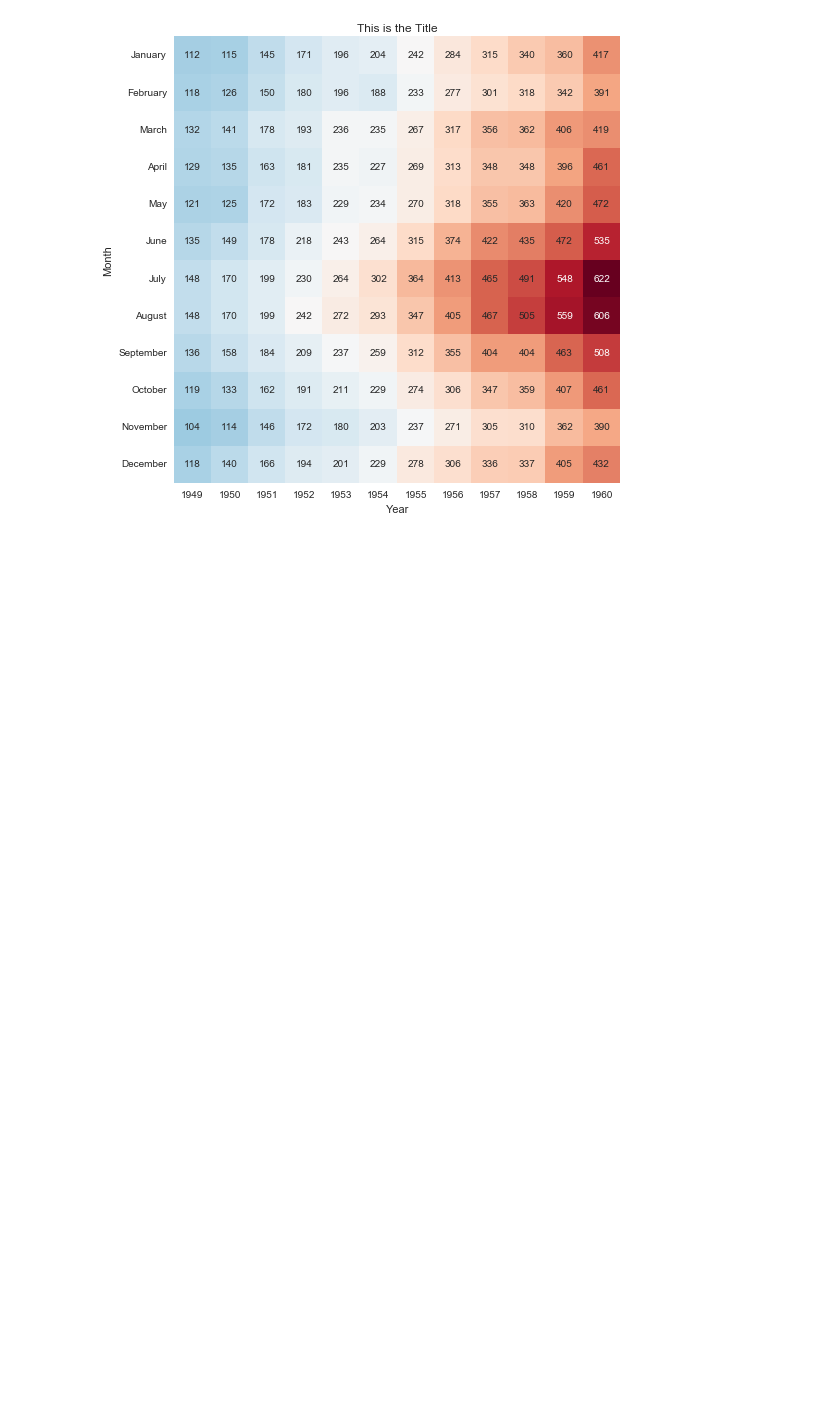
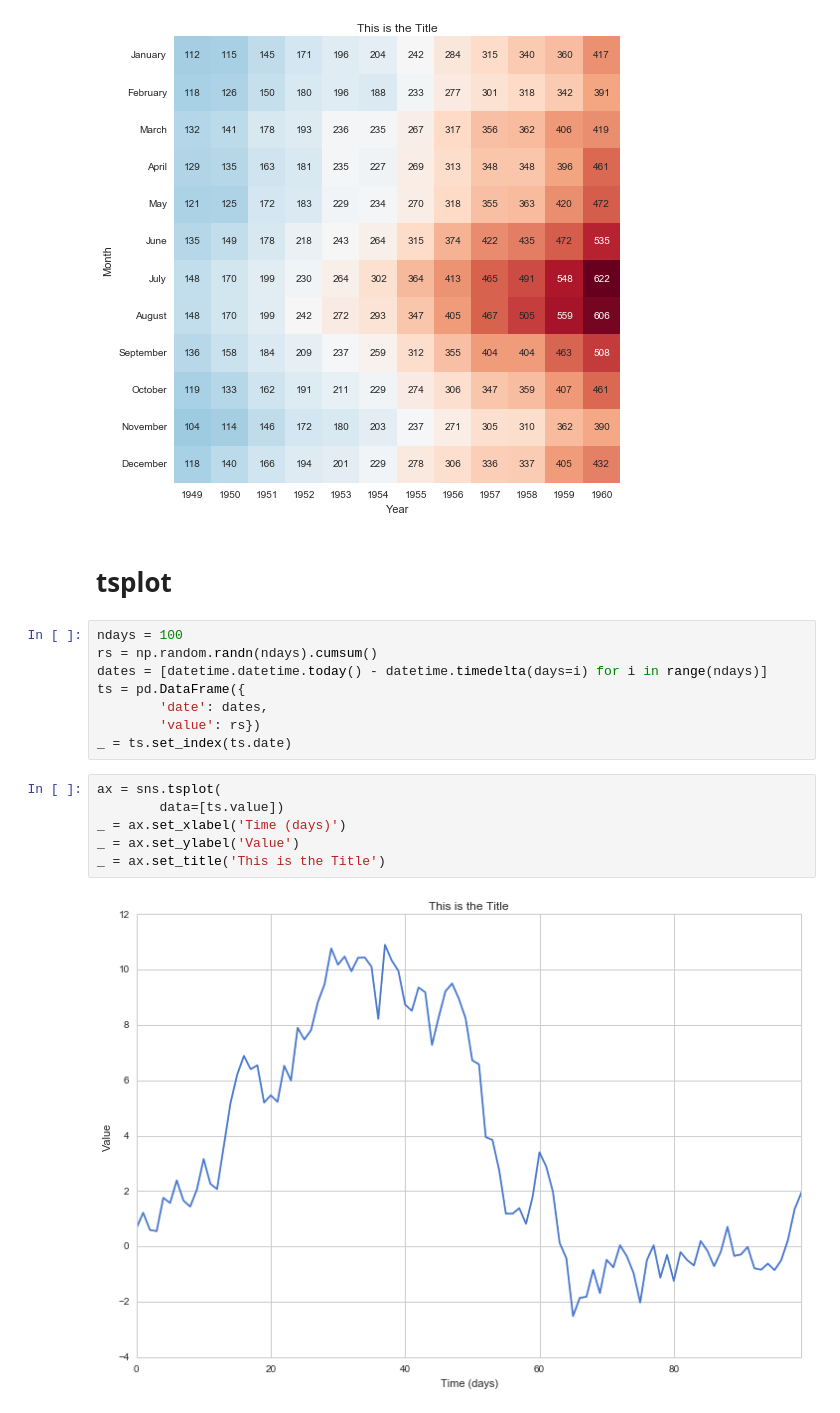
Before and after one commit to csizsek/seaborn-examples, a Jupyter notebook: examples.ipynb, the cells around one changed output. Saved outputs shown, nothing was run; the diff lists cells and outputs as text; blank space fills up the shorter version.

Commit message:
added tsplot

```diff
--- a/examples.ipynb
+++ b/examples.ipynb
@@ -382,3 +384,21 @@ _ = ax.set_ylabel('Month')
 _ = ax.set_title('This is the Title')
 # %% [output]
 [figure]
+# %% [markdown]
+# tsplot
+# %%
+ndays = 100
+rs = np.random.randn(ndays).cumsum()
+dates = [datetime.datetime.today() - datetime.timedelta(days=i) for i in range(ndays)]
+ts = pd.DataFrame({
+        'date': dates,
+        'value': rs})
+_ = ts.set_index(ts.date)
+# %%
+ax = sns.tsplot(
+        data=[ts.value])
+_ = ax.set_xlabel('Time (days)')
+_ = ax.set_ylabel('Value')
+_ = ax.set_title('This is the Title')
+# %% [output]
+[figure, added]
```
Also changed, not shown: parts of 1 cell of this notebook.
